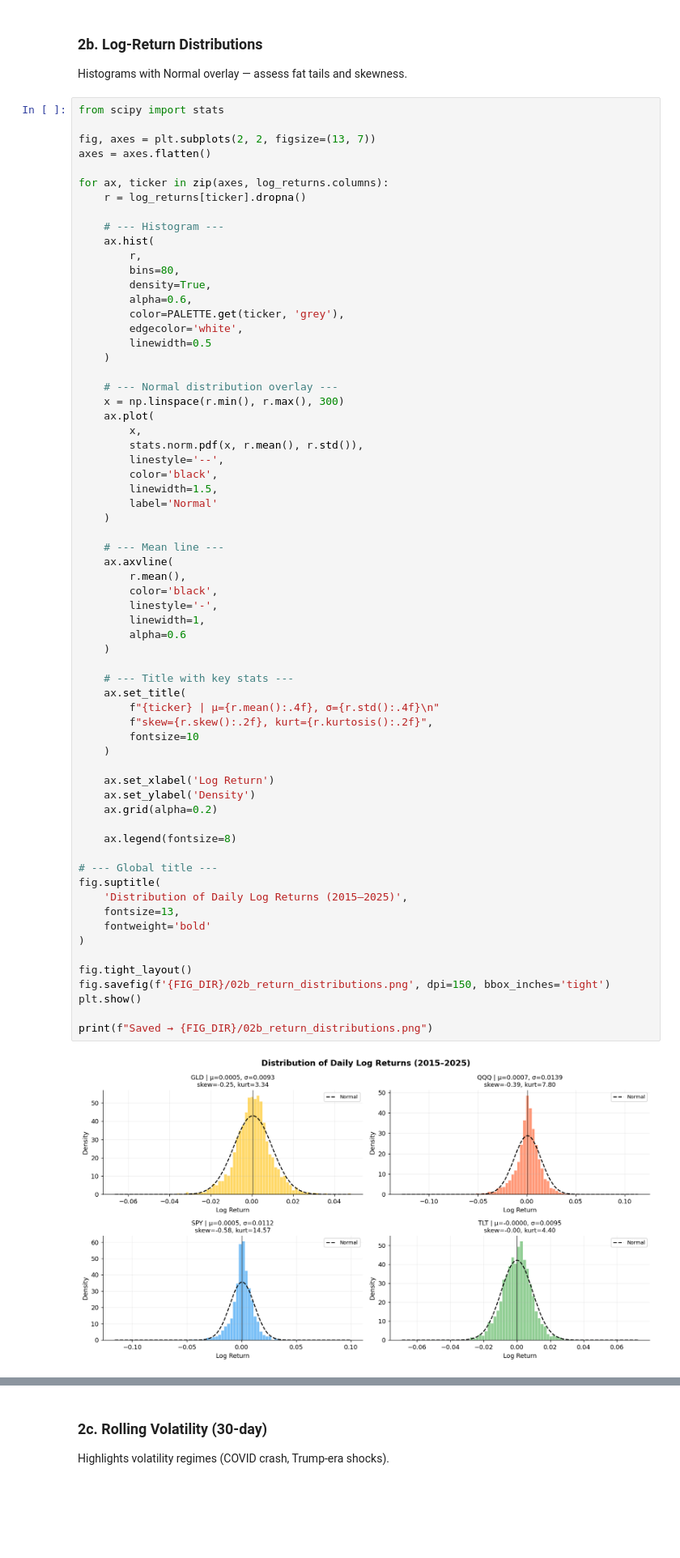
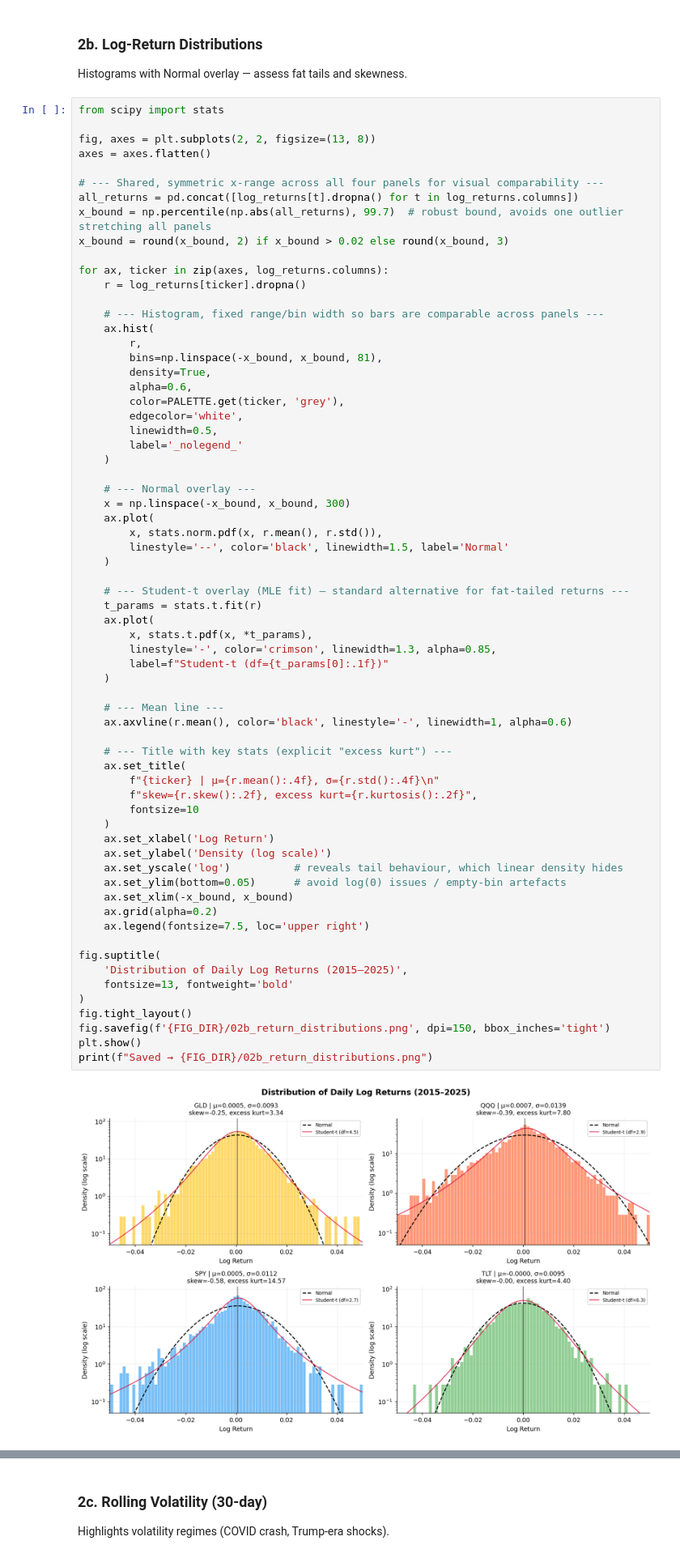
Before and after one commit to videnify/7030DATSCI, a Jupyter notebook: notebooks/02_eda.ipynb, the cells around one changed output, grey strips where cells are left out. Shown at 81% size. Saved outputs shown, nothing was run; the diff lists cells and outputs as text; blank space fills up the shorter version.

```diff
--- a/notebooks/02_eda.ipynb
+++ b/notebooks/02_eda.ipynb
@@ -290,70 +267,71 @@ Histograms with Normal overlay — assess fat tails and skewness.
 # %%
 from scipy import stats
 
-fig, axes = plt.subplots(2, 2, figsize=(13, 7))
+fig, axes = plt.subplots(2, 2, figsize=(13, 8))
 axes = axes.flatten()
+
+# --- Shared, symmetric x-range across all four panels for visual comparability ---
+all_returns = pd.concat([log_returns[t].dropna() for t in log_returns.columns])
+x_bound = np.percentile(np.abs(all_returns), 99.7)  # robust bound, avoids one outlier stretching all panels
+x_bound = round(x_bound, 2) if x_bound > 0.02 else round(x_bound, 3)
 
 for ax, ticker in zip(axes, log_returns.columns):
     r = log_returns[ticker].dropna()
 
-    # --- Histogram ---
+    # --- Histogram, fixed range/bin width so bars are comparable across panels ---
     ax.hist(
         r,
-        bins=80,
+        bins=np.linspace(-x_bound, x_bound, 81),
         density=True,
         alpha=0.6,
         color=PALETTE.get(ticker, 'grey'),
         edgecolor='white',
-        linewidth=0.5
+        linewidth=0.5,
+        label='_nolegend_'
     )
 
-    # --- Normal distribution overlay ---
-    x = np.linspace(r.min(), r.max(), 300)
+    # --- Normal overlay ---
+    x = np.linspace(-x_bound, x_bound, 300)
     ax.plot(
-        x,
-        stats.norm.pdf(x, r.mean(), r.std()),
-        linestyle='--',
-        color='black',
-        linewidth=1.5,
-        label='Normal'
+        x, stats.norm.pdf(x, r.mean(), r.std()),
+        linestyle='--', color='black', linewidth=1.5, label='Normal'
+    )
+
+    # --- Student-t overlay (MLE fit) — standard alternative for fat-tailed returns ---
+    t_params = stats.t.fit(r)
+    ax.plot(
+        x, stats.t.pdf(x, *t_params),
+        linestyle='-', color='crimson', linewidth=1.3, alpha=0.85,
+        label=f"Student-t (df={t_params[0]:.1f})"
     )
 
     # --- Mean line ---
-    ax.axvline(
-        r.mean(),
-        color='black',
-        linestyle='-',
-        linewidth=1,
-        alpha=0.6
-    )
+    ax.axvline(r.mean(), color='black', linestyle='-', linewidth=1, alpha=0.6)
 
-    # --- Title with key stats ---
+    # --- Title with key stats (explicit "excess kurt") ---
     ax.set_title(
         f"{ticker} | μ={r.mean():.4f}, σ={r.std():.4f}\n"
-        f"skew={r.skew():.2f}, kurt={r.kurtosis():.2f}",
+        f"skew={r.skew():.2f}, excess kurt={r.kurtosis():.2f}",
         fontsize=10
     )
+    ax.set_xlabel('Log Return')
+    ax.set_ylabel('Density (log scale)')
+    ax.set_yscale('log')          # reveals tail behaviour, which linear density hides
+    ax.set_ylim(bottom=0.05)      # avoid log(0) issues / empty-bin artefacts
+    ax.set_xlim(-x_bound, x_bound)
+    ax.grid(alpha=0.2)
+    ax.legend(fontsize=7.5, loc='upper right')
 
-    ax.set_xlabel('Log Return')
-    ax.set_ylabel('Density')
-    ax.grid(alpha=0.2)
-
-    ax.legend(fontsize=8)
-
-# --- Global title ---
 fig.suptitle(
     'Distribution of Daily Log Returns (2015–2025)',
-    fontsize=13,
-    fontweight='bold'
+    fontsize=13, fontweight='bold'
 )
-
 fig.tight_layout()
 fig.savefig(f'{FIG_DIR}/02b_return_distributions.png', dpi=150, bbox_inches='tight')
 plt.show()
-
 print(f"Saved → {FIG_DIR}/02b_return_distributions.png")
 # %% [output]
-[figure, old version]
+[figure, new version]
 Saved → /Users/ibby/dev/LJMU/7030DATSCI-Data-Science-Project/7030DATSCI/reports/figures/02b_return_distributions.png
 # %% [markdown]
 ### 2c. Rolling Volatility (30-day)
```
Also changed, not shown: parts of 17 cells of this notebook, 7 other files.
